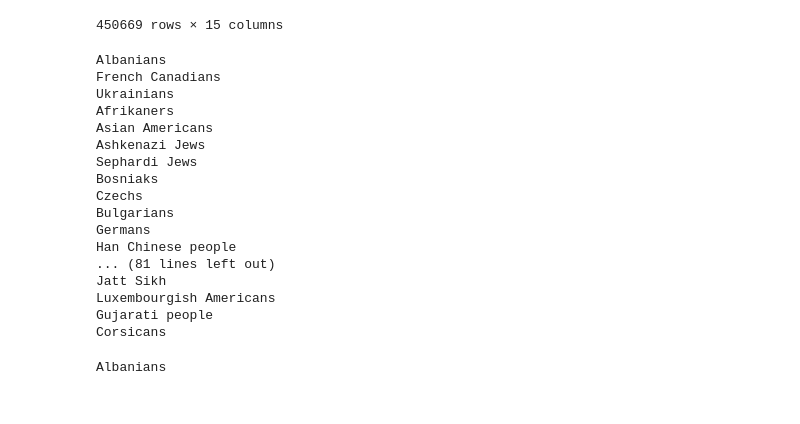
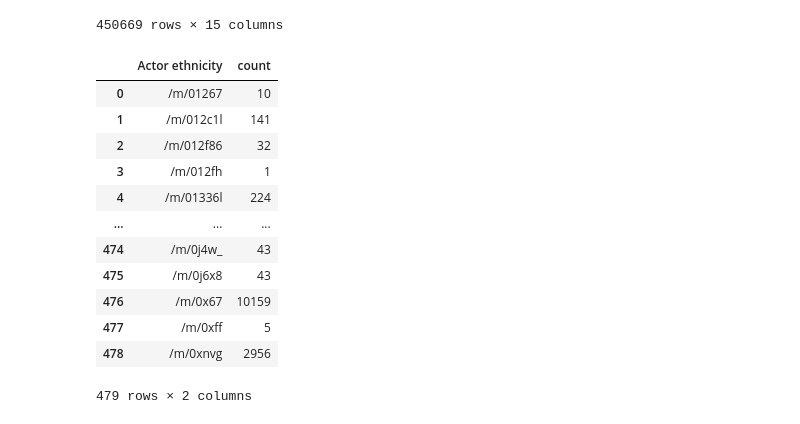
Before and after one commit to epfl-ada/ada-2022-project-datajugglers, a Jupyter notebook: Project_2.ipynb, the cells around one changed output. Drawn from its saved outputs; the diff is of its cells as text; code cells hidden in the pictures.

Commit message:
ethnicity process

```diff
--- a/Project_2.ipynb
+++ b/Project_2.ipynb
@@ -164,6 +154,7 @@ df_character.head(10)
 # %%
 df_character["dates_filtered"] = date(df_character["Movie release date"])
 df_character["dates_filtered_DOB"] = date(df_character["Actor DOB"])
+df_character = df_character.drop(["unknown 1", "unknown 2"], 1)
 df_character
 # %% [output]
 |  | Wikipedia Movie ID | Freebase Movie ID | Movie release date | Character Name | Actor DOB | Actor gender | ... |
@@ -180,5 +171,21 @@ df_character
 | 450668 | 28308153 | /m/0cp05t9 | 1957 | NaN | NaN | NaN | ... |
 450669 rows × 15 columns
 # %%
+#regroup ethnicities together
 temp_df = df_character['Actor ethnicity'].groupby(df_character['Actor ethnicity']).agg(['count'])
 temp_df = temp_df.reset_index()
+temp_df
+# %% [output]
+|  | Actor ethnicity | count |
+| 0 | /m/01267 | 10 |
+| 1 | /m/012c1l | 141 |
+| 2 | /m/012f86 | 32 |
+| 3 | /m/012fh | 1 |
+| 4 | /m/01336l | 224 |
+| ... | ... | ... |
+| 474 | /m/0j4w_ | 43 |
+| 475 | /m/0j6x8 | 43 |
+| 476 | /m/0x67 | 10159 |
+| 477 | /m/0xff | 5 |
+| 478 | /m/0xnvg | 2956 |
+479 rows × 2 columns
@@ -201,30 +191,0 @@ def get_ethnicity(freebase_id):
-# %%
-temp_temp_df = temp_df.copy()
-et = []
-for ethnicity in temp_df['Actor ethnicity'] :
-    ptint(get_ethnicity(ethnicity)
-    et.append(get_ethnicity(ethnicity))
-
-temp_temp_df['Actor ethnicity'] = et
-# %% [output]
-Albanians
-French Canadians
-Ukrainians
-Afrikaners
-Asian Americans
-Ashkenazi Jews
-Sephardi Jews
-Bosniaks
-Czechs
-Bulgarians
-Germans
-Han Chinese people
-... (81 lines left out)
-Jatt Sikh
-Luxembourgish Americans
-Gujarati people
-Corsicans
-# %%
-for i in range (len(et)) :
-# %% [output]
-Albanians
```
Also changed, not shown: parts of 24 cells of this notebook.
